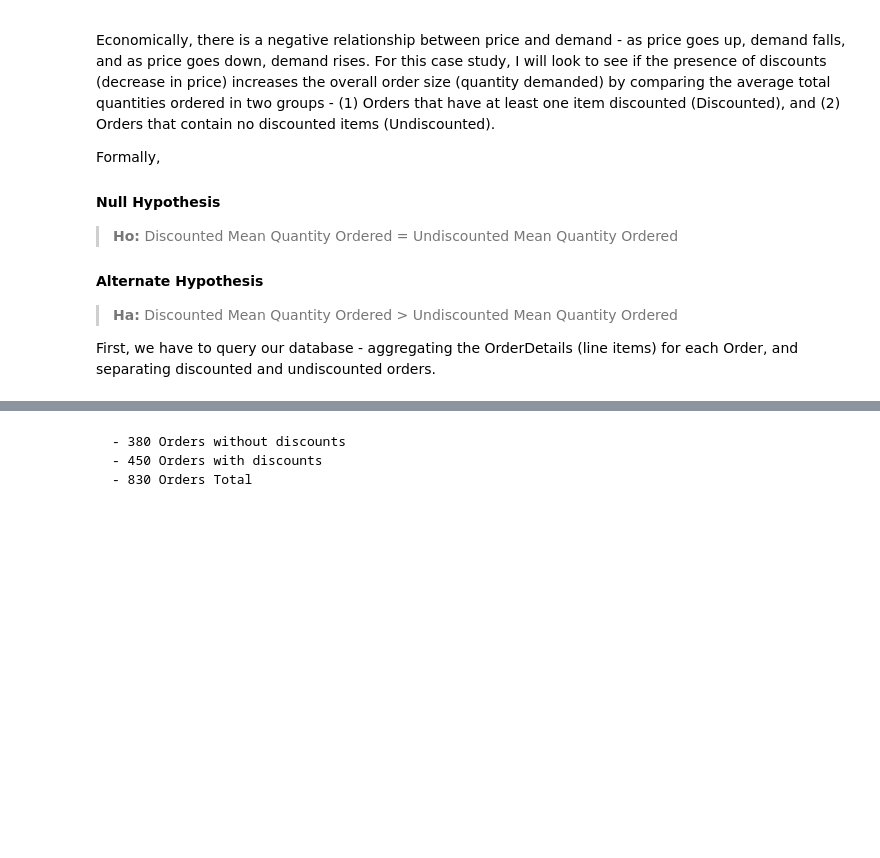
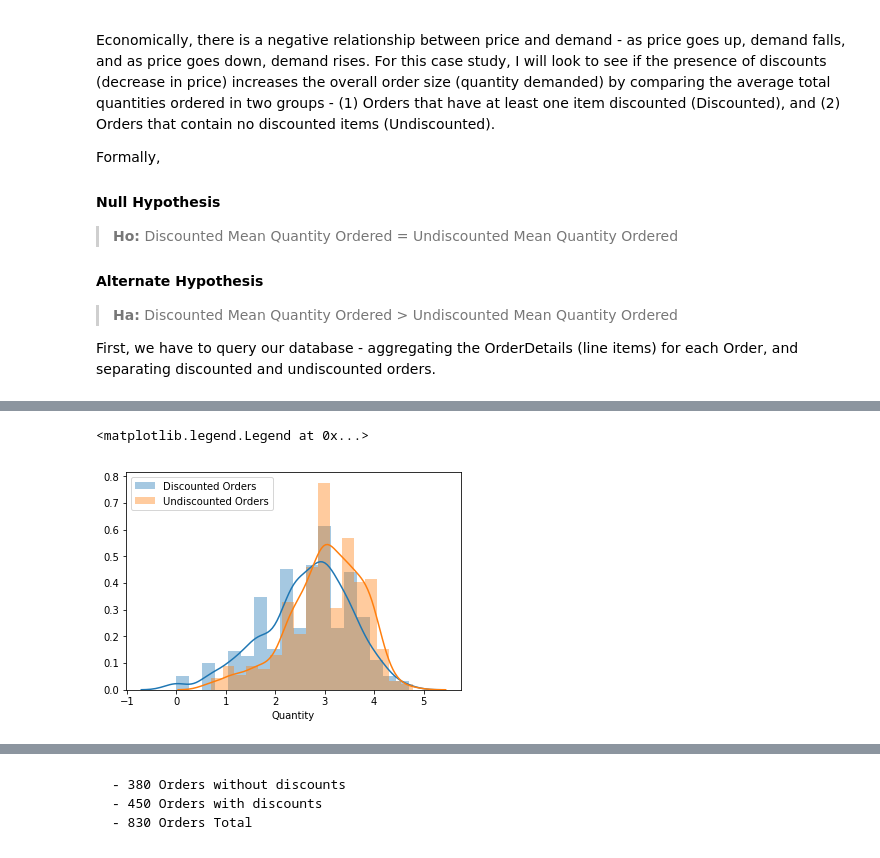
Before and after one commit to whitcrrd/dsc-2-final-project-online-ds-ft-021119, a Jupyter notebook: project-outline.ipynb, the cells around one changed output, grey strips where cells are left out. Cells and saved outputs as stored; diff of their text form; code cells hidden in the pictures; blank space fills up the shorter version.

```diff
--- a/project-outline.ipynb
+++ b/project-outline.ipynb
@@ -198,3 +209,17 @@ WHERE anon_1."MaxDiscount" = ? GROUP BY anon_1."OrderId"
+# %%
+# Normalize the orders because hypothesis test has this as an assumption
+log_undiscounted = np.log(undiscounted_orders.Quantity)
+log_discounted = np.log(discounted_orders.Quantity)
+undiscounted_orders.Quantity = log_undiscounted
+discounted_orders.Quantity = log_discounted
+# %%
+# Second look at the distributions
+sns.distplot(discounted_orders.Quantity, label="Discounted Orders")
+sns.distplot(undiscounted_orders.Quantity, label="Undiscounted Orders")
+plt.legend()
+# %% [output]
+<matplotlib.legend.Legend at 0x...>
+[figure, added]
 # %%
 # helper method to measure effect size
 # represents the magnitude of differences between two groups on a given variable
```
Also changed, not shown: parts of 9 cells of this notebook.
